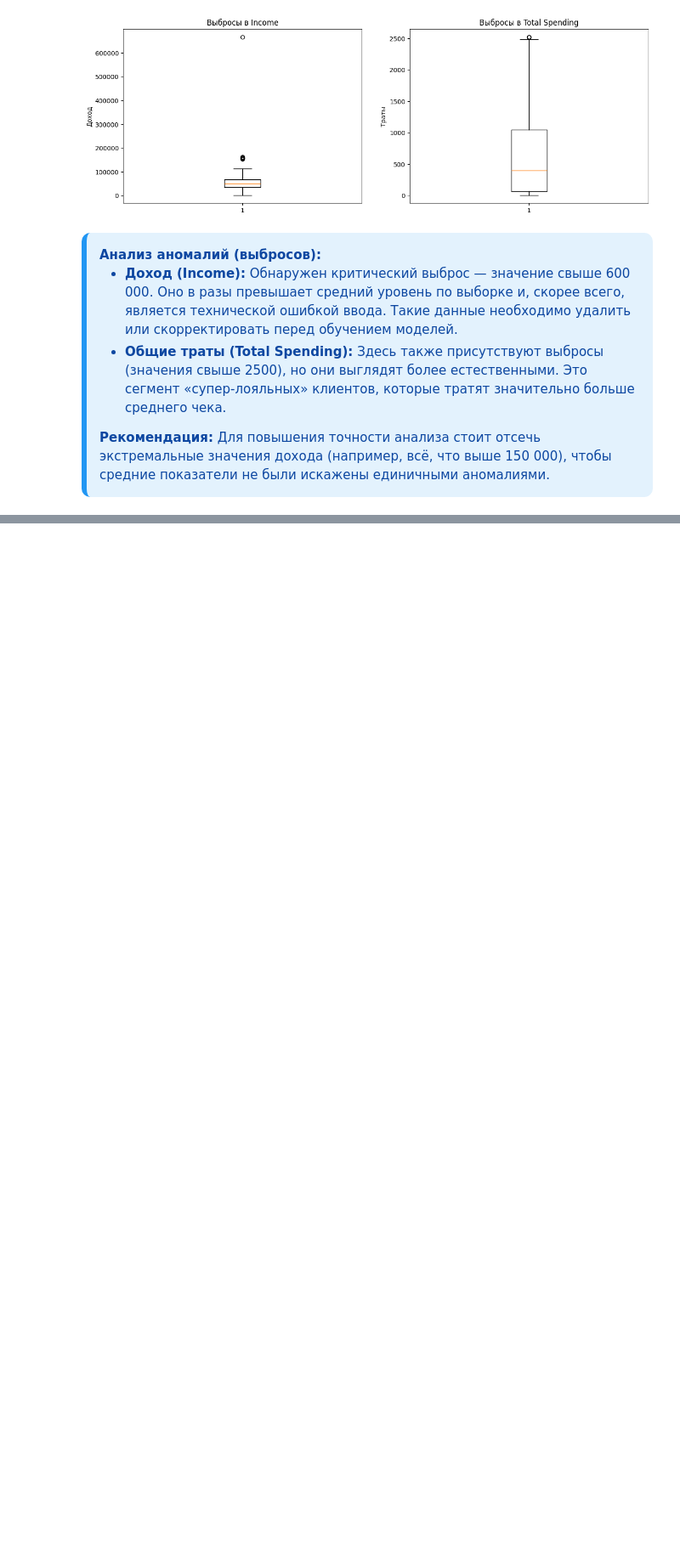
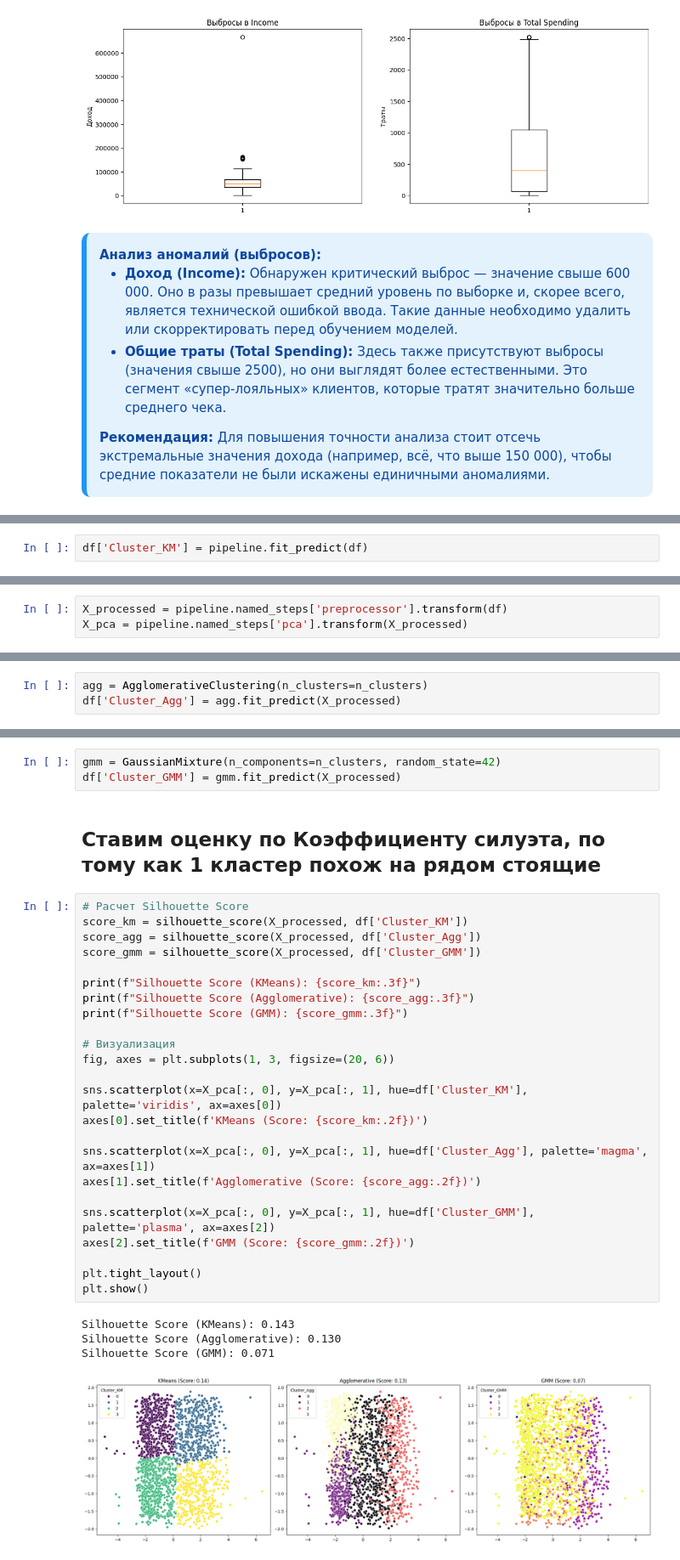
Before and after one commit to YaeKitsune13/MOIBD_coop_project, a Jupyter notebook: Customer_Personality_Analisis.ipynb, the cells around one changed output, grey strips where cells are left out. Shown at 85% size. Saved outputs shown, nothing was run; the diff lists cells and outputs as text; blank space fills up the shorter version.

```diff
--- a/Customer_Personality_Analisis.ipynb
+++ b/Customer_Personality_Analisis.ipynb
@@ -864,0 +928,2 @@ def count_outliers(series):
+# %%
+df['Cluster_KM'] = pipeline.fit_predict(df)
@@ -864,0 +932,3 @@ def count_outliers(series):
+# %%
+X_processed = pipeline.named_steps['preprocessor'].transform(df)
+X_pca = pipeline.named_steps['pca'].transform(X_processed)
@@ -864,0 +937,3 @@ def count_outliers(series):
+# %%
+agg = AgglomerativeClustering(n_clusters=n_clusters)
+df['Cluster_Agg'] = agg.fit_predict(X_processed)
@@ -864,0 +942,34 @@ def count_outliers(series):
+# %%
+gmm = GaussianMixture(n_components=n_clusters, random_state=42)
+df['Cluster_GMM'] = gmm.fit_predict(X_processed)
+# %% [markdown]
+## Ставим оценку по Коэффициенту силуэта, по тому как 1 кластер похож на рядом стоящие
+# %%
+# Расчет Silhouette Score
+score_km = silhouette_score(X_processed, df['Cluster_KM'])
+score_agg = silhouette_score(X_processed, df['Cluster_Agg'])
+score_gmm = silhouette_score(X_processed, df['Cluster_GMM'])
+
+print(f"Silhouette Score (KMeans): {score_km:.3f}")
+print(f"Silhouette Score (Agglomerative): {score_agg:.3f}")
+print(f"Silhouette Score (GMM): {score_gmm:.3f}")
+
+# Визуализация
+fig, axes = plt.subplots(1, 3, figsize=(20, 6))
+
+sns.scatterplot(x=X_pca[:, 0], y=X_pca[:, 1], hue=df['Cluster_KM'], palette='viridis', ax=axes[0])
+axes[0].set_title(f'KMeans (Score: {score_km:.2f})')
+
+sns.scatterplot(x=X_pca[:, 0], y=X_pca[:, 1], hue=df['Cluster_Agg'], palette='magma', ax=axes[1])
+axes[1].set_title(f'Agglomerative (Score: {score_agg:.2f})')
+
+sns.scatterplot(x=X_pca[:, 0], y=X_pca[:, 1], hue=df['Cluster_GMM'], palette='plasma', ax=axes[2])
+axes[2].set_title(f'GMM (Score: {score_gmm:.2f})')
+
+plt.tight_layout()
+plt.show()
+# %% [output]
+Silhouette Score (KMeans): 0.143
+Silhouette Score (Agglomerative): 0.130
+Silhouette Score (GMM): 0.071
+[figure, added]
```
Also changed, not shown: parts of 40 cells of this notebook.
